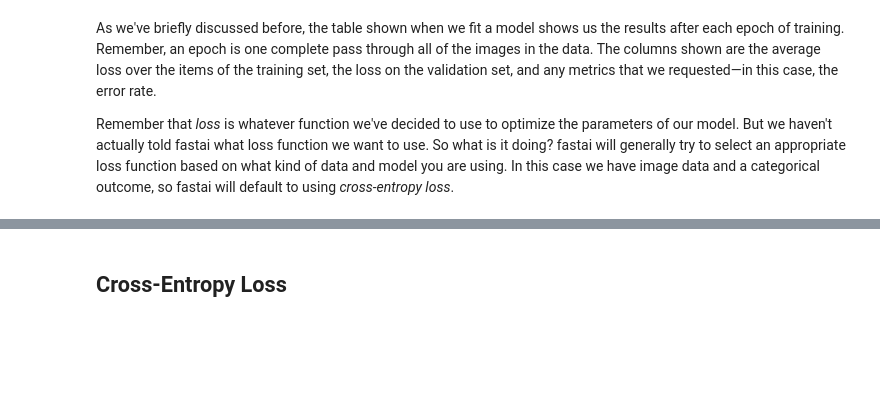
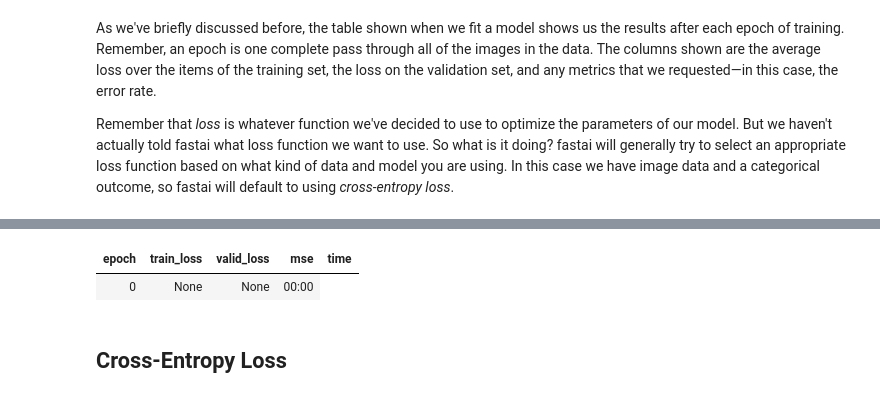
Before and after one commit to jvanelteren/age_prediction, a Jupyter notebook: age_prediction.ipynb, the cells around one changed output, grey strips where cells are left out. Cells and saved outputs as stored; diff of their text form; code cells hidden in the pictures; blank space fills up the shorter version.

```diff
--- a/age_prediction.ipynb
+++ b/age_prediction.ipynb
@@ -255,3 +274,3 @@ Remember that *loss* is whatever function we've decided to use to optimize the p
 # %%
-learn.show_results()
+learn.summary()
 # %% [output]
@@ -258,0 +277,2 @@ learn.show_results()
+| epoch | train_loss | valid_loss | mse | time |
+| 0 | None | None | 00:00 |
```
Also changed, not shown: parts of 7 cells of this notebook, 2 other files.
